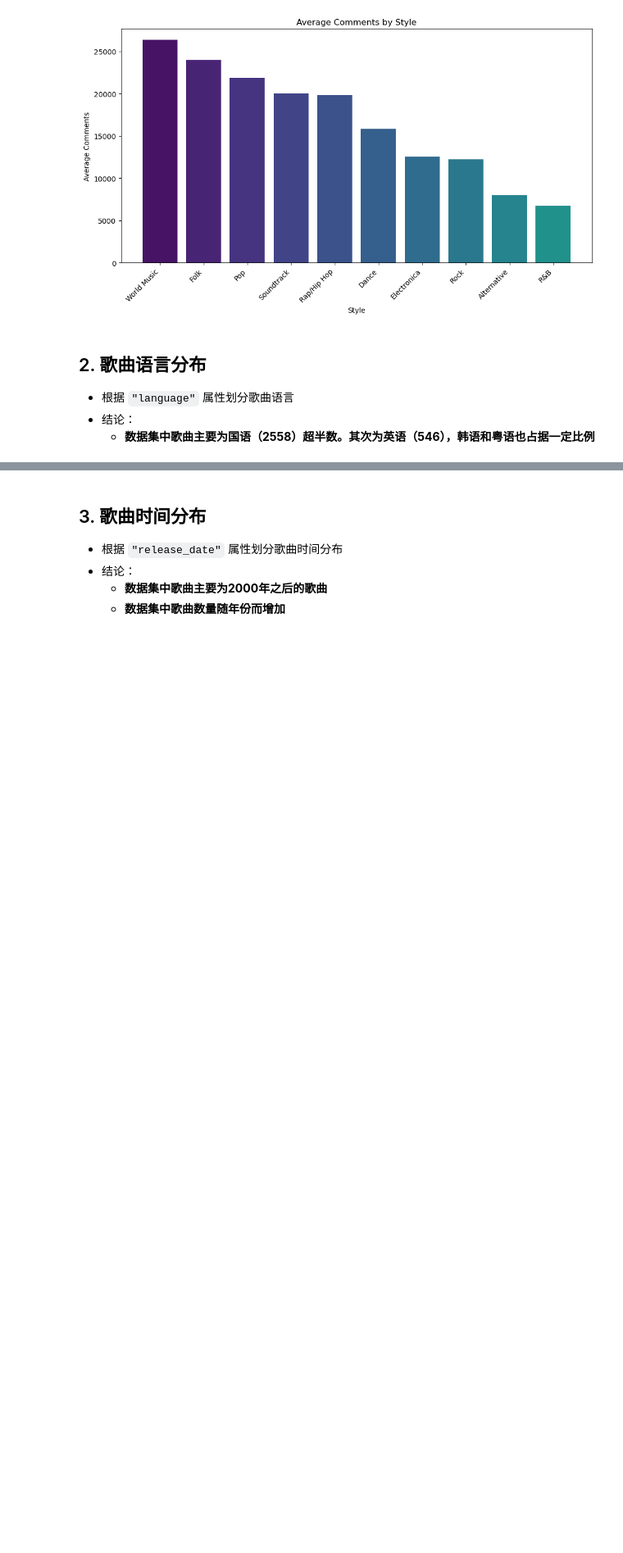
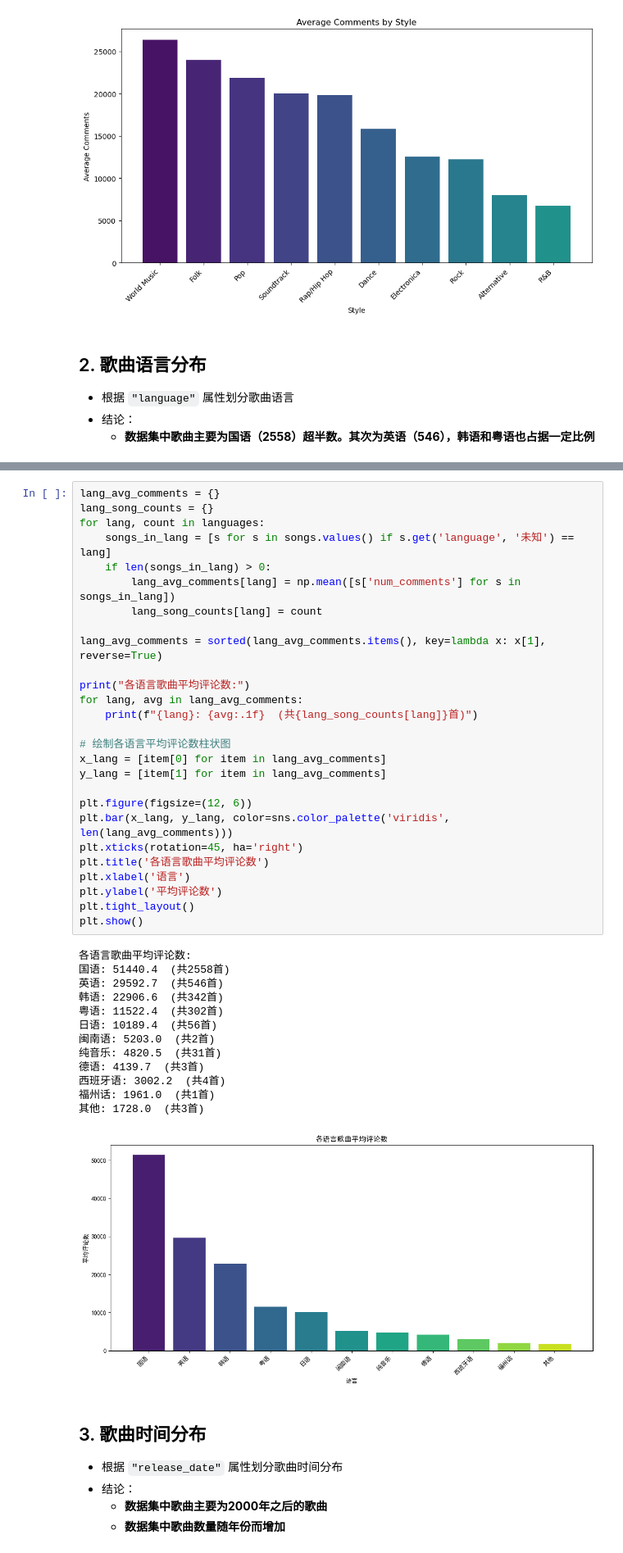
Before and after one commit to gmh06/GeMusic, a Jupyter notebook: analyze.ipynb, the cells around one changed output, grey strips where cells are left out. Shown at 82% size. Saved outputs shown, nothing was run; the diff lists cells and outputs as text; blank space fills up the shorter version.

```diff
--- a/analyze.ipynb
+++ b/analyze.ipynb
@@ -184,6 +184,47 @@ plt.show()
 日语 56
 纯音乐 31
 [figure]
+# %%
+lang_avg_comments = {}
+lang_song_counts = {}
+for lang, count in languages:
+    songs_in_lang = [s for s in songs.values() if s.get('language', '未知') == lang]
+    if len(songs_in_lang) > 0:
+        lang_avg_comments[lang] = np.mean([s['num_comments'] for s in songs_in_lang])
+        lang_song_counts[lang] = count
+
+lang_avg_comments = sorted(lang_avg_comments.items(), key=lambda x: x[1], reverse=True)
+
+print("各语言歌曲平均评论数:")
+for lang, avg in lang_avg_comments:
+    print(f"{lang}: {avg:.1f}  (共{lang_song_counts[lang]}首)")
+
+# 绘制各语言平均评论数柱状图
+x_lang = [item[0] for item in lang_avg_comments]
+y_lang = [item[1] for item in lang_avg_comments]
+
+plt.figure(figsize=(12, 6))
+plt.bar(x_lang, y_lang, color=sns.color_palette('viridis', len(lang_avg_comments)))
+plt.xticks(rotation=45, ha='right')
+plt.title('各语言歌曲平均评论数')
+plt.xlabel('语言')
+plt.ylabel('平均评论数')
+plt.tight_layout()
+plt.show()
+# %% [output]
+各语言歌曲平均评论数:
+国语: 51440.4  (共2558首)
+英语: 29592.7  (共546首)
+韩语: 22906.6  (共342首)
+粤语: 11522.4  (共302首)
+日语: 10189.4  (共56首)
+闽南语: 5203.0  (共2首)
+纯音乐: 4820.5  (共31首)
+德语: 4139.7  (共3首)
+西班牙语: 3002.2  (共4首)
+福州话: 1961.0  (共1首)
+其他: 1728.0  (共3首)
+[figure, added]
 # %% [markdown]
 ## 3. 歌曲时间分布
 - 根据 `"release_date"` 属性划分歌曲时间分布
```
Also changed, not shown: parts of 2 cells of this notebook, 11 other files.
